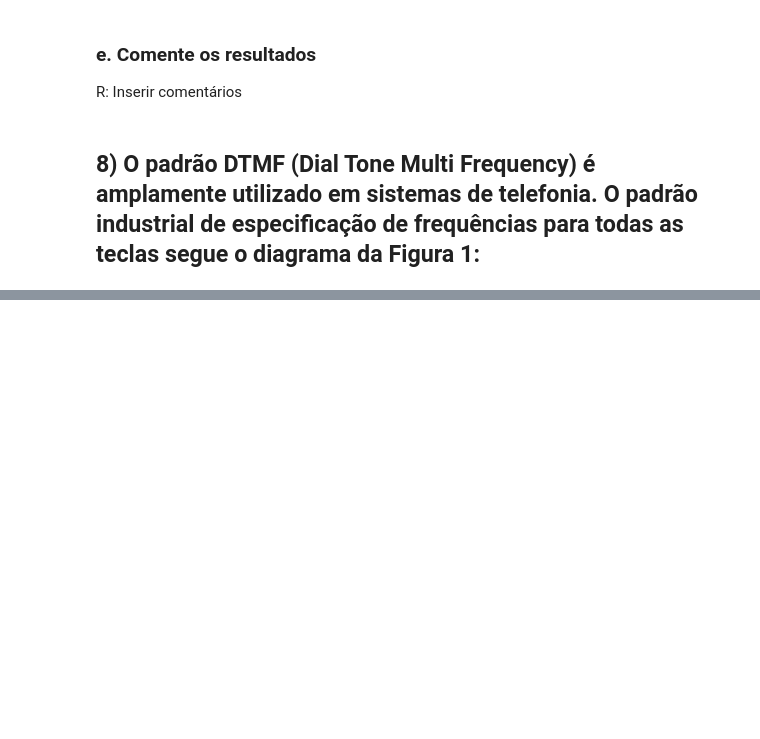
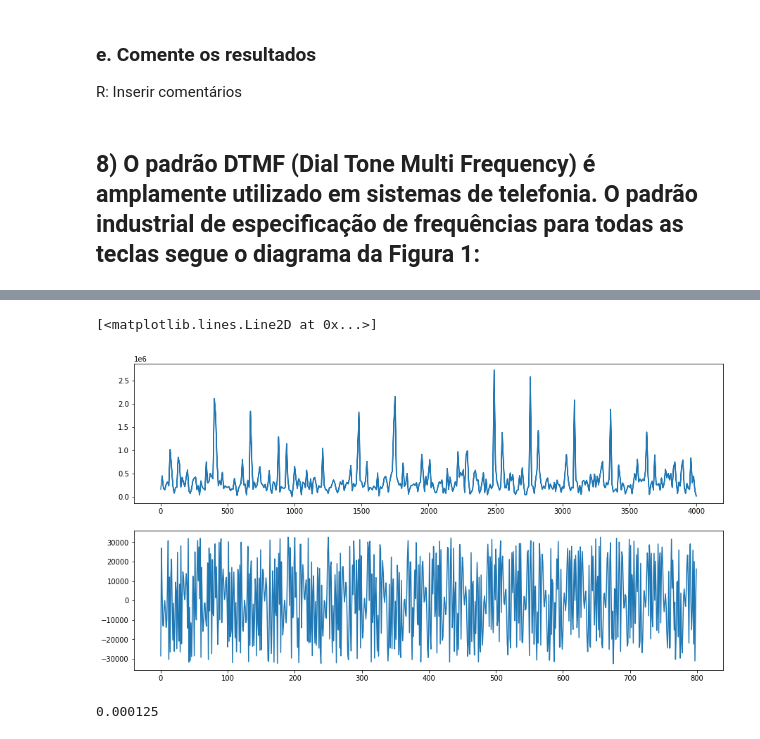
Before and after one commit to viniciusparede/te912-work1, a Jupyter notebook: experimento1.ipynb, the cells around one changed output, grey strips where cells are left out. Drawn from its saved outputs; the diff is of its cells as text; code cells hidden in the pictures; blank space fills up the shorter version.

```diff
--- a/experimento1.ipynb
+++ b/experimento1.ipynb
@@ -531,0 +609,19 @@ IPython.display.Audio("audio_completed.wav")
+# %%
+samplerate, data = wavfile.read('audio_completed.wav')
+
+
+
+frequencies = np.fft.fftfreq(800, d=1/samplerate)
+amplitudes = np.fft.fft(data[7209:8009])
+
+
+fig, ax = plt.subplots(nrows=2, ncols=1, figsize=(15, 8))
+ax[0].plot(np.absolute(frequencies), np.absolute(amplitudes))
+ax[1].plot(data[7209:8009])
+# %% [output]
+[<matplotlib.lines.Line2D at 0x...>]
+[figure, added]
+# %%
+def dt
+# %% [output]
+0.000125
```
Also changed, not shown: parts of 17 cells of this notebook, 1 other file.
